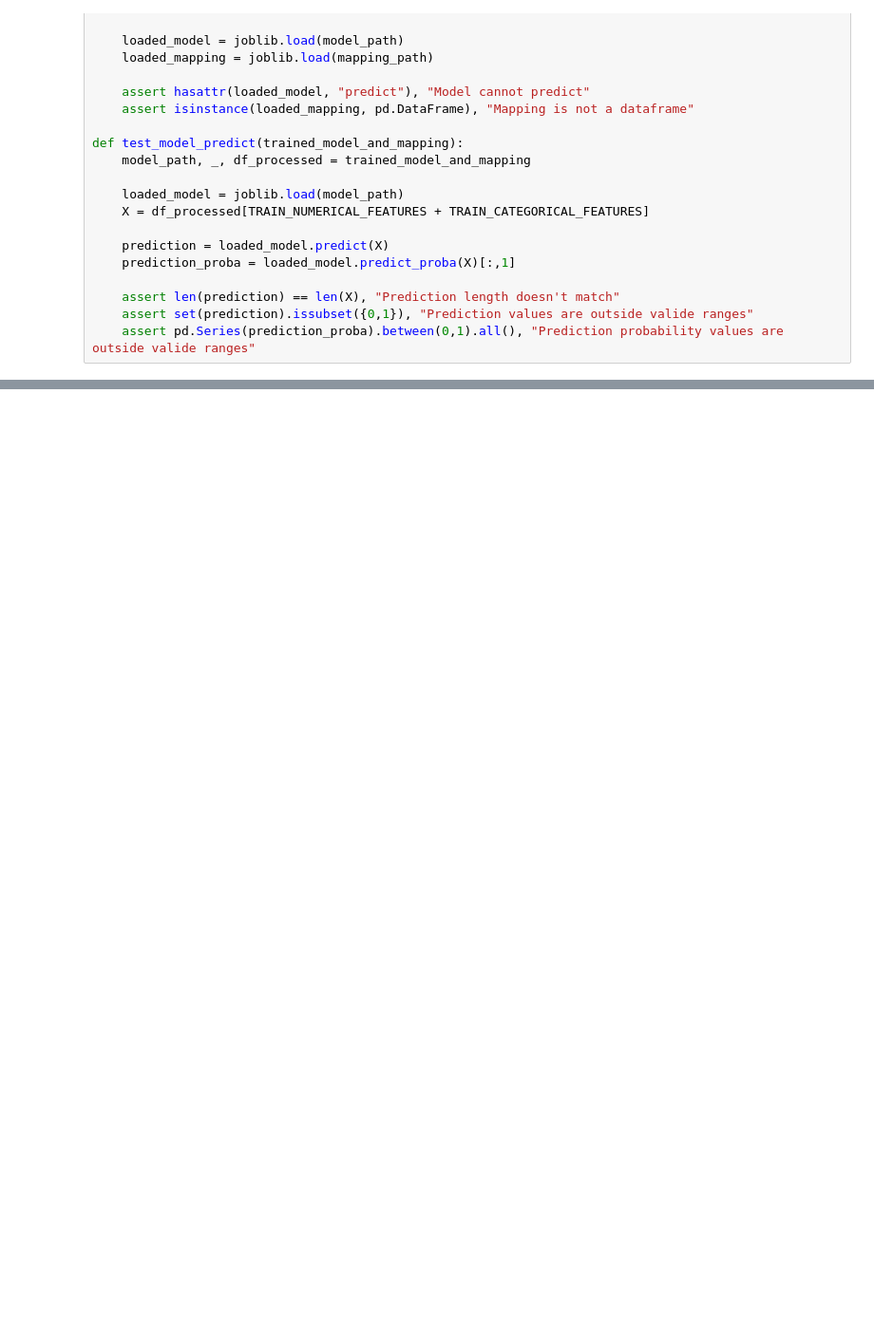
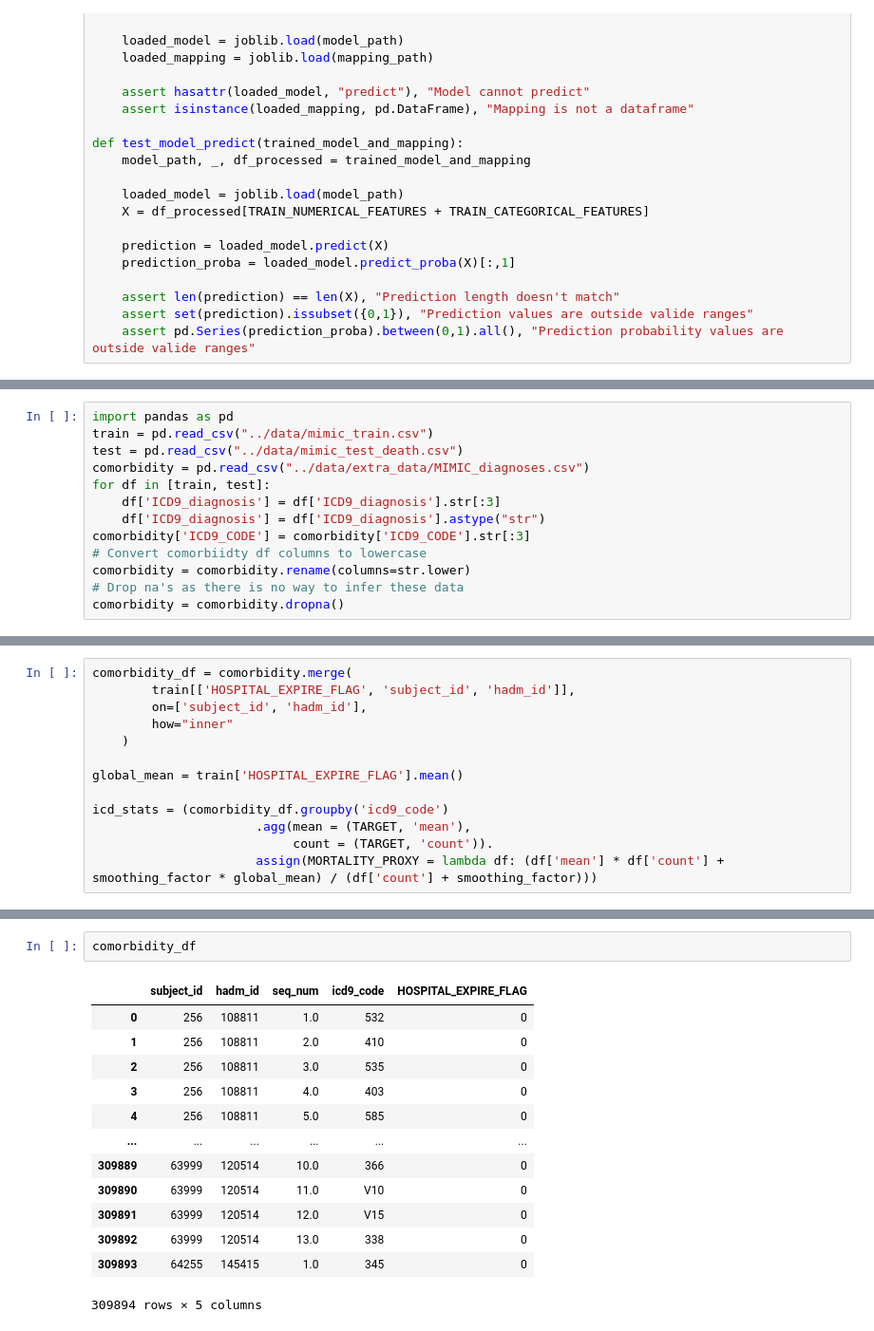
Before and after one commit to gnlmano/Probability-of-Death-KNN, a Jupyter notebook: notebooks/scratch_file.ipynb, the cells around one changed output, grey strips where cells are left out. Shown at 95% size. Drawn from its saved outputs; the diff is of its cells as text; blank space fills up the shorter version.

```diff
--- a/notebooks/scratch_file.ipynb
+++ b/notebooks/scratch_file.ipynb
@@ -644,0 +725,13 @@ def test_model_predict(trained_model_and_mapping):
+# %%
+import pandas as pd
+train = pd.read_csv("../data/mimic_train.csv")
+test = pd.read_csv("../data/mimic_test_death.csv")
+comorbidity = pd.read_csv("../data/extra_data/MIMIC_diagnoses.csv")
+for df in [train, test]:
+    df['ICD9_diagnosis'] = df['ICD9_diagnosis'].str[:3]
+    df['ICD9_diagnosis'] = df['ICD9_diagnosis'].astype("str")
+comorbidity['ICD9_CODE'] = comorbidity['ICD9_CODE'].str[:3]
+# Convert comorbiidty df columns to lowercase
+comorbidity = comorbidity.rename(columns=str.lower)
+# Drop na's as there is no way to infer these data
+comorbidity = comorbidity.dropna()
@@ -644,0 +740,13 @@ def test_model_predict(trained_model_and_mapping):
+# %%
+comorbidity_df = comorbidity.merge(
+        train[['HOSPITAL_EXPIRE_FLAG', 'subject_id', 'hadm_id']],
+        on=['subject_id', 'hadm_id'],
+        how="inner"
+    )
+
+global_mean = train['HOSPITAL_EXPIRE_FLAG'].mean()
+
+icd_stats = (comorbidity_df.groupby('icd9_code')
+                      .agg(mean = (TARGET, 'mean'),
+                           count = (TARGET, 'count')).
+                      assign(MORTALITY_PROXY = lambda df: (df['mean'] * df['count'] + smoothing_factor * global_mean) / (df['count'] + smoothing_factor)))
@@ -644,0 +770,16 @@ def test_model_predict(trained_model_and_mapping):
+# %%
+comorbidity_df
+# %% [output]
+|  | subject_id | hadm_id | seq_num | icd9_code | HOSPITAL_EXPIRE_FLAG |
+| 0 | 256 | 108811 | 1.0 | 532 | 0 |
+| 1 | 256 | 108811 | 2.0 | 410 | 0 |
+| 2 | 256 | 108811 | 3.0 | 535 | 0 |
+| 3 | 256 | 108811 | 4.0 | 403 | 0 |
+| 4 | 256 | 108811 | 5.0 | 585 | 0 |
+| ... | ... | ... | ... | ... | ... |
+| 309889 | 63999 | 120514 | 10.0 | 366 | 0 |
+| 309890 | 63999 | 120514 | 11.0 | V10 | 0 |
+| 309891 | 63999 | 120514 | 12.0 | V15 | 0 |
+| 309892 | 63999 | 120514 | 13.0 | 338 | 0 |
+| 309893 | 64255 | 145415 | 1.0 | 345 | 0 |
+309894 rows × 5 columns
```
Also changed, not shown: parts of 10 cells of this notebook, 7 other files.
